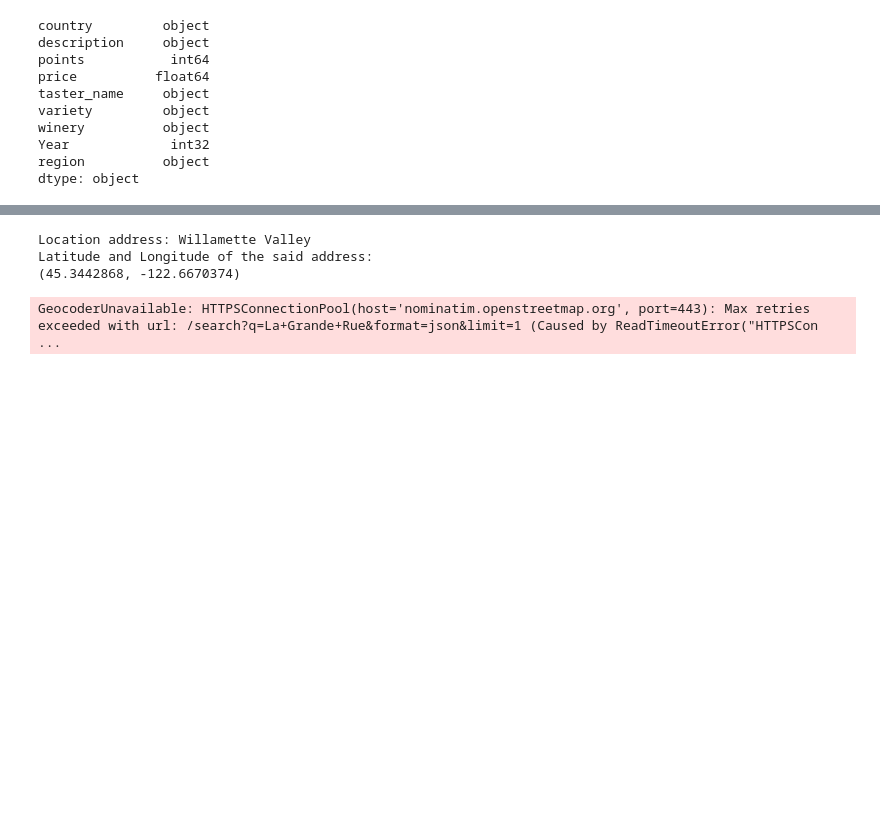
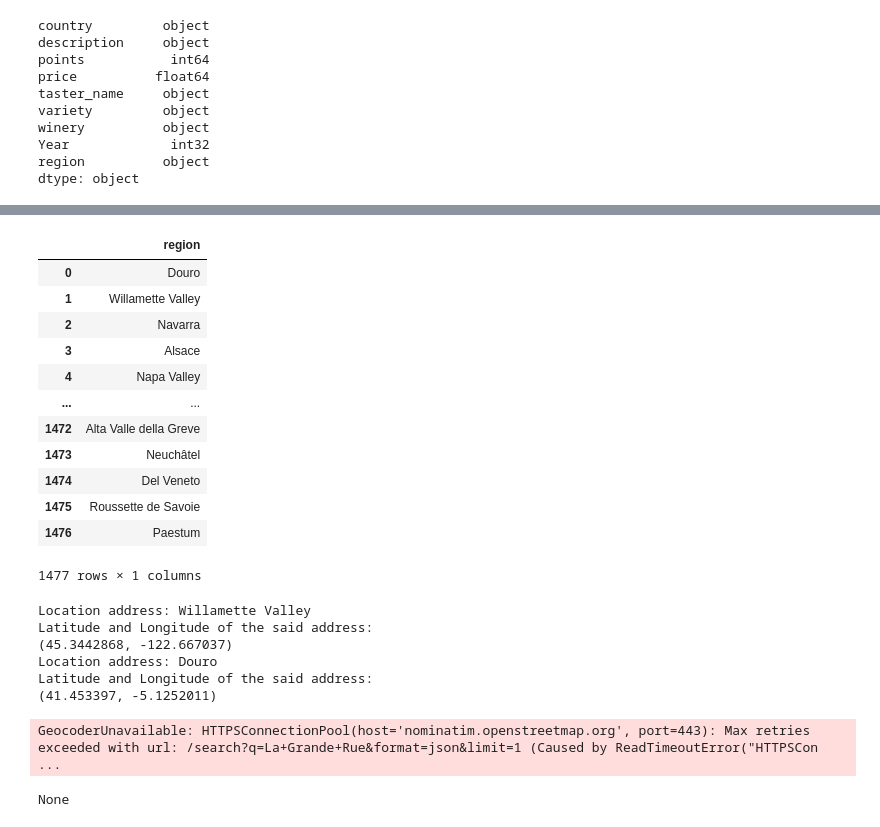
Before and after one commit to crcoronado/Datascience1, a Jupyter notebook: Analisis WineMag Dataset.ipynb, the cells around one changed output, grey strips where cells are left out. Cells and saved outputs as stored; diff of their text form; code cells hidden in the pictures; blank space fills up the shorter version.

```diff
--- a/Analisis WineMag Dataset.ipynb
+++ b/Analisis WineMag Dataset.ipynb
@@ -415,3 +479,20 @@ data.head(20)
+# %%
+data_region_unique_values = pd.DataFrame(data_region.unique(),columns=['region'])
+data_region_unique_values
+# %% [output]
+|  | region |
+| 0 | Douro |
+| 1 | Willamette Valley |
+| 2 | Navarra |
+| 3 | Alsace |
+| 4 | Napa Valley |
+| ... | ... |
+| 1472 | Alta Valle della Greve |
+| 1473 | Neuchâtel |
+| 1474 | Del Veneto |
+| 1475 | Roussette de Savoie |
+| 1476 | Paestum |
+1477 rows × 1 columns
 # %%
 #Vamos a agregar las coordenadas geográficas en este paso
 from geopy import Nominatim
@@ -425,8 +506,17 @@ print("Location address:",ladd1)
 location = geolocator.geocode(ladd1)
 print("Latitude and Longitude of the said address:")
 print((location.latitude, location.longitude))
+
+ladd2 = "Douro"
+print("Location address:",ladd2)
+location = geolocator.geocode(ladd2)
+print("Latitude and Longitude of the said address:")
+print((location.latitude, location.longitude))
 # %% [output]
 Location address: Willamette Valley
 Latitude and Longitude of the said address:
-(45.3442868, -122.6670374)
+(45.3442868, -122.667037)
+Location address: Douro
+Latitude and Longitude of the said address:
+(41.453397, -5.1252011)
 # %%
@@ -436,5 +526,9 @@ df2
 # %% [output]
 GeocoderUnavailable: HTTPSConnectionPool(host='nominatim.openstreetmap.org', port=443): Max retries exceeded with url: /search?q=La+Grande+Rue&format=json&limit=1 (Caused by ReadTimeoutError("HTTPSCon ...
+# %%
+print(data_location)
+# %% [output]
+None
 # %%
 df2['latitude'] = df2['region'].apply(geolocator.geocode).apply(lambda x: (x.latitude))
 df2
```
Also changed, not shown: parts of 6 cells of this notebook, 1 other file.
